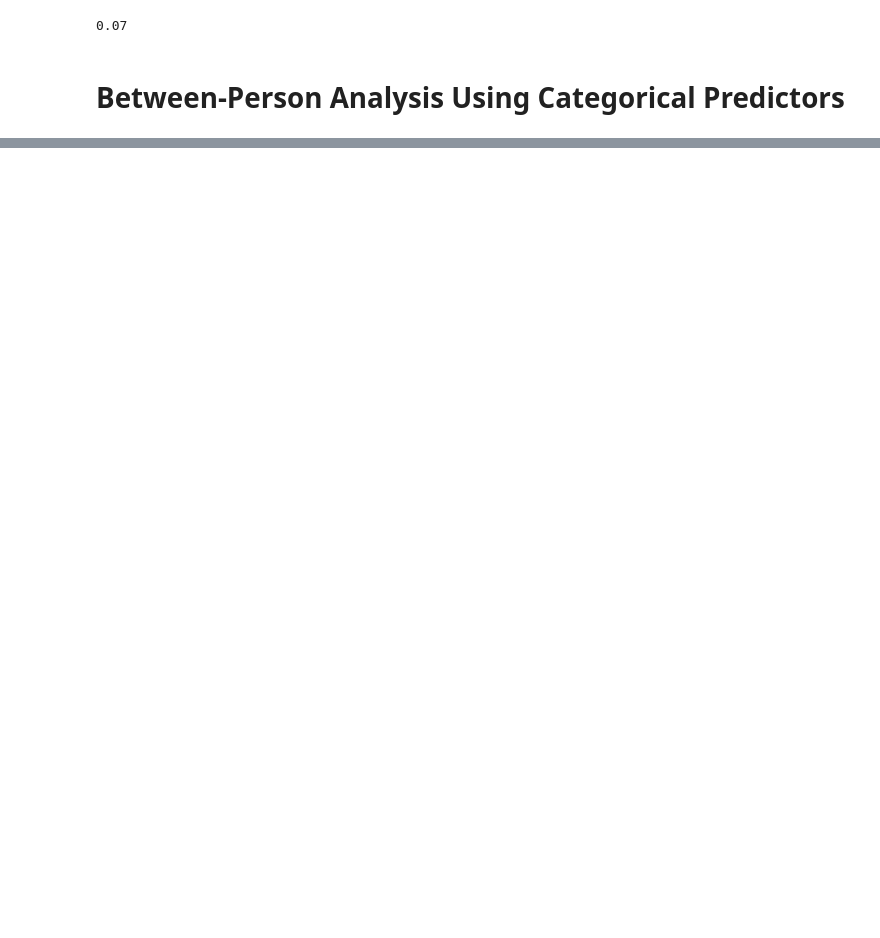
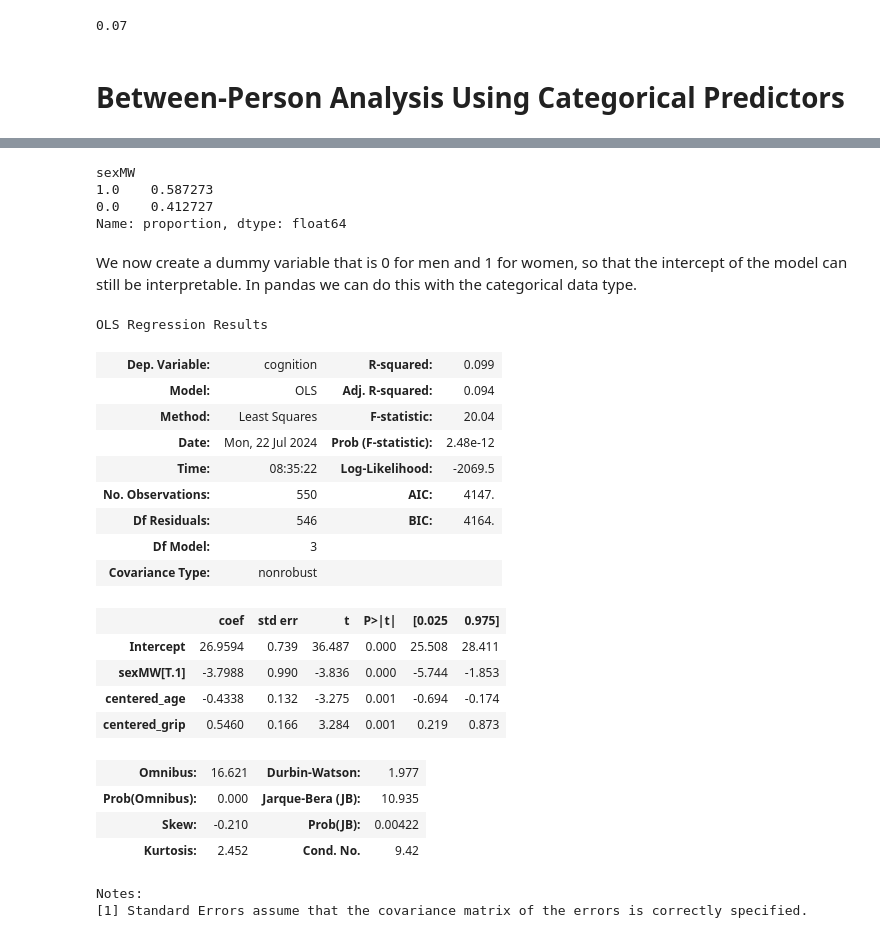
Before and after one commit to dado93/longitudinal-modeling, a Jupyter notebook: Chapters/02/02_Notebook.ipynb, the cells around one changed output, grey strips where cells are left out. Saved outputs shown, nothing was run; the diff lists cells and outputs as text; code cells hidden in the pictures; blank space fills up the shorter version.

```diff
--- a/Chapters/02/02_Notebook.ipynb
+++ b/Chapters/02/02_Notebook.ipynb
@@ -223,0 +241,9 @@ print(f"{(empty_model.mse_resid-age_grip_model.mse_resid)/empty_model.mse_resid:
+# %%
+df[SEX_COL].value_counts(normalize=True)
+# %% [output]
+sexMW
+1.0    0.587273
+0.0    0.412727
+Name: proportion, dtype: float64
+# %% [markdown]
+We now create a dummy variable that is 0 for men and 1 for women, so that the intercept of the model can still be interpretable. In pandas we can do this with the categorical data type.
@@ -223,0 +253,29 @@ print(f"{(empty_model.mse_resid-age_grip_model.mse_resid)/empty_model.mse_resid:
+# %%
+sex_model = statsmodels.formula.api.ols(formula=f"""{COGNITION_COL} ~
+                                                {CENTERED_AGE_COL} +
+                                                {CENTERED_GRIP_COL} +
+                                                {SEX_COL}
+                                                """, data=df).fit()
+sex_model.summary()
+# %% [output]
+OLS Regression Results
+| Dep. Variable: | cognition | R-squared: | 0.099 |
+| Model: | OLS | Adj. R-squared: | 0.094 |
+| Method: | Least Squares | F-statistic: | 20.04 |
+| Date: | Mon, 22 Jul 2024 | Prob (F-statistic): | 2.48e-12 |
+| Time: | 08:35:22 | Log-Likelihood: | -2069.5 |
+| No. Observations: | 550 | AIC: | 4147. |
+| Df Residuals: | 546 | BIC: | 4164. |
+| Df Model: | 3 |  |  |
+| Covariance Type: | nonrobust |  |  |
+|  | coef | std err | t | P>|t| | [0.025 | 0.975] |
+| Intercept | 26.9594 | 0.739 | 36.487 | 0.000 | 25.508 | 28.411 |
+| sexMW[T.1] | -3.7988 | 0.990 | -3.836 | 0.000 | -5.744 | -1.853 |
+| centered_age | -0.4338 | 0.132 | -3.275 | 0.001 | -0.694 | -0.174 |
+| centered_grip | 0.5460 | 0.166 | 3.284 | 0.001 | 0.219 | 0.873 |
+| Omnibus: | 16.621 | Durbin-Watson: | 1.977 |
+| Prob(Omnibus): | 0.000 | Jarque-Bera (JB): | 10.935 |
+| Skew: | -0.210 | Prob(JB): | 0.00422 |
+| Kurtosis: | 2.452 | Cond. No. | 9.42 |
+Notes:
+[1] Standard Errors assume that the covariance matrix of the errors is correctly specified.
```
Also changed, not shown: parts of 25 cells of this notebook.
